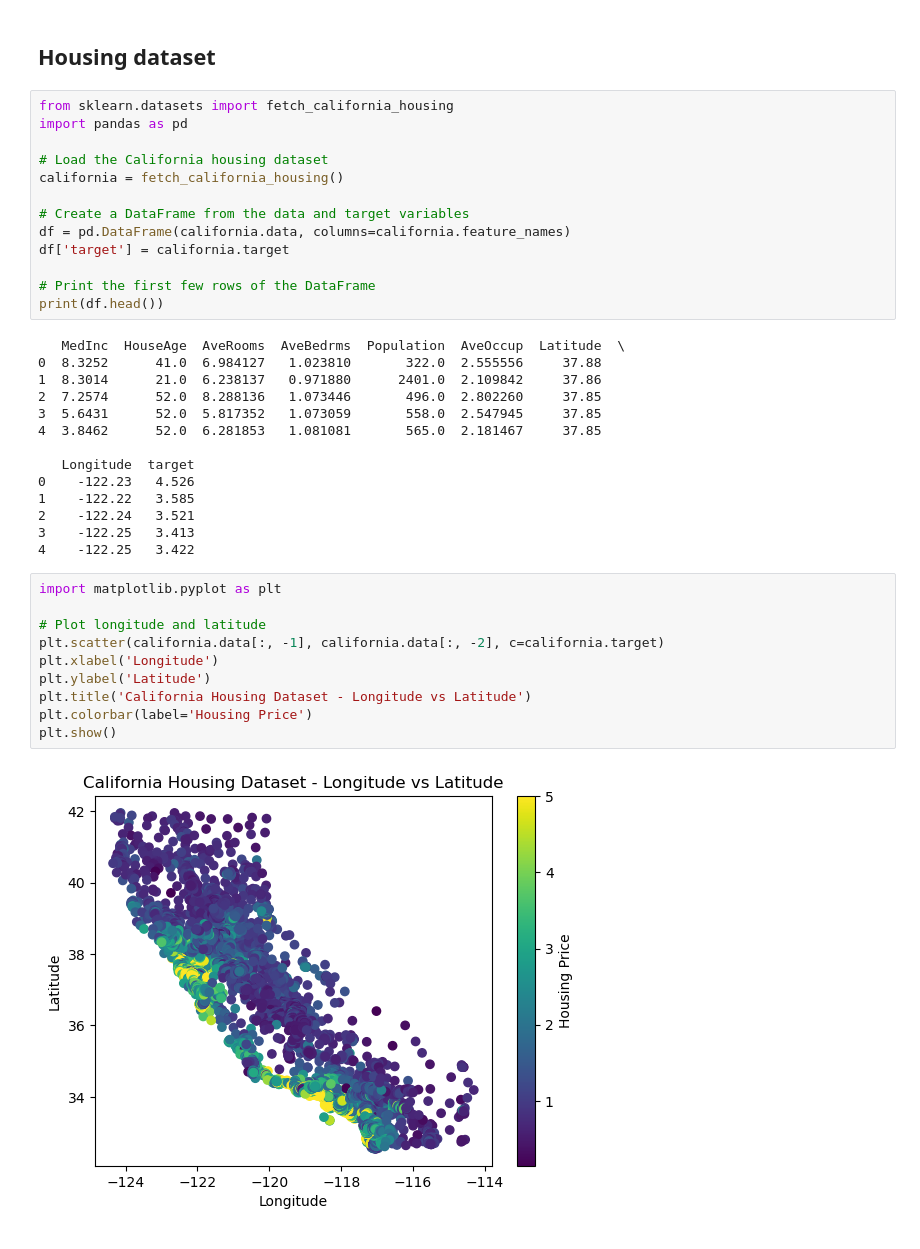
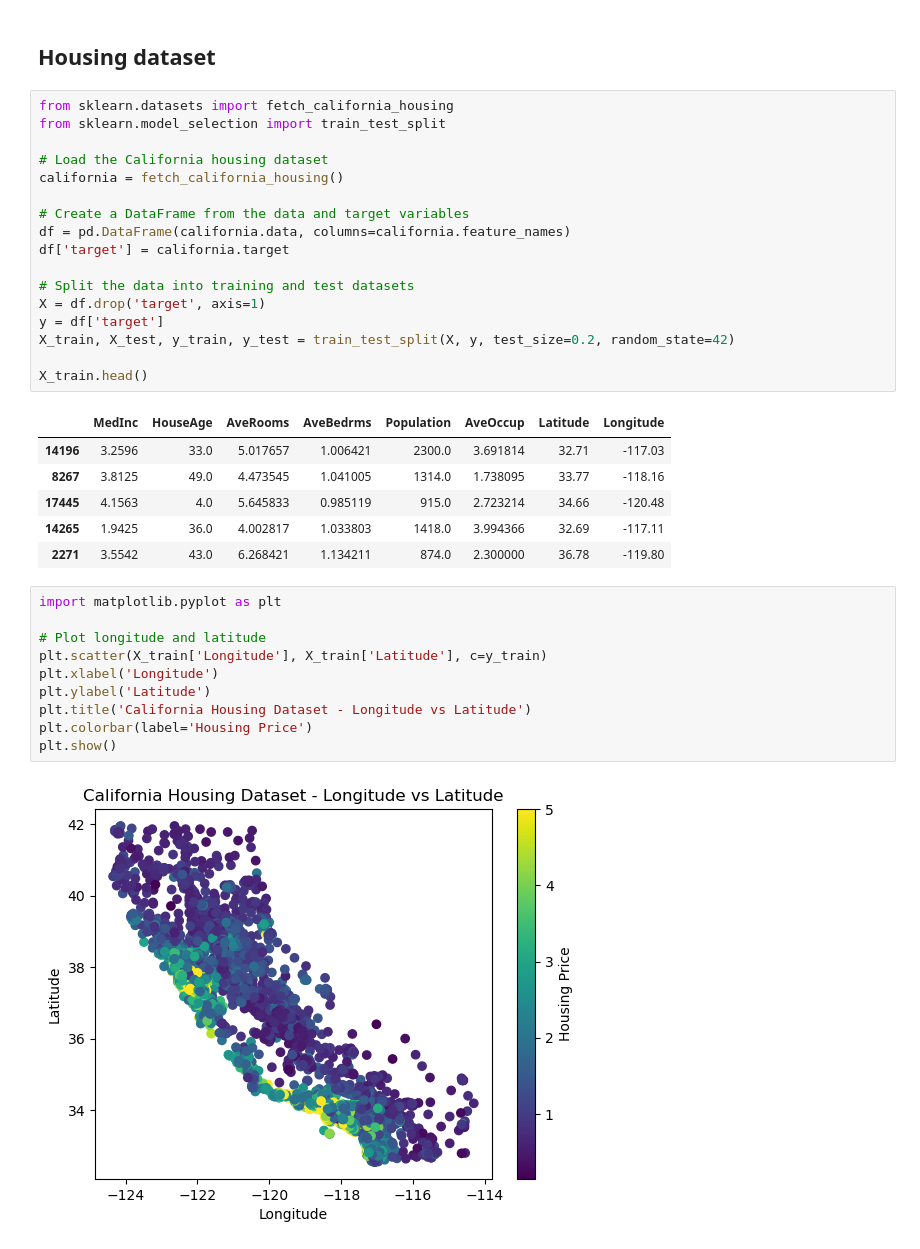
Before and after one commit to twahih/DM5230, a Jupyter notebook: HWK3/Problem3.ipynb, the cells around one changed output. Saved outputs shown, nothing was run; the diff lists cells and outputs as text.

```diff
--- a/HWK3/Problem3.ipynb
+++ b/HWK3/Problem3.ipynb
@@ -335,7 +335,7 @@ fig.show()
 ## Housing dataset
 # %%
 from sklearn.datasets import fetch_california_housing
-import pandas as pd
+from sklearn.model_selection import train_test_split
 
 # Load the California housing dataset
 california = fetch_california_housing()
@@ -344,31 +344,28 @@ california = fetch_california_housing()
 df = pd.DataFrame(california.data, columns=california.feature_names)
 df['target'] = california.target
 
-# Print the first few rows of the DataFrame
-print(df.head())
+# Split the data into training and test datasets
+X = df.drop('target', axis=1)
+y = df['target']
+X_train, X_test, y_train, y_test = train_test_split(X, y, test_size=0.2, random_state=42)
+
+X_train.head()
 # %% [output]
-   MedInc  HouseAge  AveRooms  AveBedrms  Population  AveOccup  Latitude  \
-0  8.3252      41.0  6.984127   1.023810       322.0  2.555556     37.88
-1  8.3014      21.0  6.238137   0.971880      2401.0  2.109842     37.86
-2  7.2574      52.0  8.288136   1.073446       496.0  2.802260     37.85
-3  5.6431      52.0  5.817352   1.073059       558.0  2.547945     37.85
-4  3.8462      52.0  6.281853   1.081081       565.0  2.181467     37.85
-
-   Longitude  target
-0    -122.23   4.526
-1    -122.22   3.585
-2    -122.24   3.521
-3    -122.25   3.413
-4    -122.25   3.422
+|  | MedInc | HouseAge | AveRooms | AveBedrms | Population | AveOccup | Latitude | Longitude |
+| 14196 | 3.2596 | 33.0 | 5.017657 | 1.006421 | 2300.0 | 3.691814 | 32.71 | -117.03 |
+| 8267 | 3.8125 | 49.0 | 4.473545 | 1.041005 | 1314.0 | 1.738095 | 33.77 | -118.16 |
+| 17445 | 4.1563 | 4.0 | 5.645833 | 0.985119 | 915.0 | 2.723214 | 34.66 | -120.48 |
+| 14265 | 1.9425 | 36.0 | 4.002817 | 1.033803 | 1418.0 | 3.994366 | 32.69 | -117.11 |
+| 2271 | 3.5542 | 43.0 | 6.268421 | 1.134211 | 874.0 | 2.300000 | 36.78 | -119.80 |
 # %%
 import matplotlib.pyplot as plt
 
 # Plot longitude and latitude
-plt.scatter(california.data[:, -1], california.data[:, -2], c=california.target)
+plt.scatter(X_train['Longitude'], X_train['Latitude'], c=y_train)
 plt.xlabel('Longitude')
 plt.ylabel('Latitude')
 plt.title('California Housing Dataset - Longitude vs Latitude')
 plt.colorbar(label='Housing Price')
 plt.show()
 # %% [output]
-[figure, old version]
+[figure, new version]
```
Also changed, not shown: parts of 4 cells of this notebook, 1 other file.
